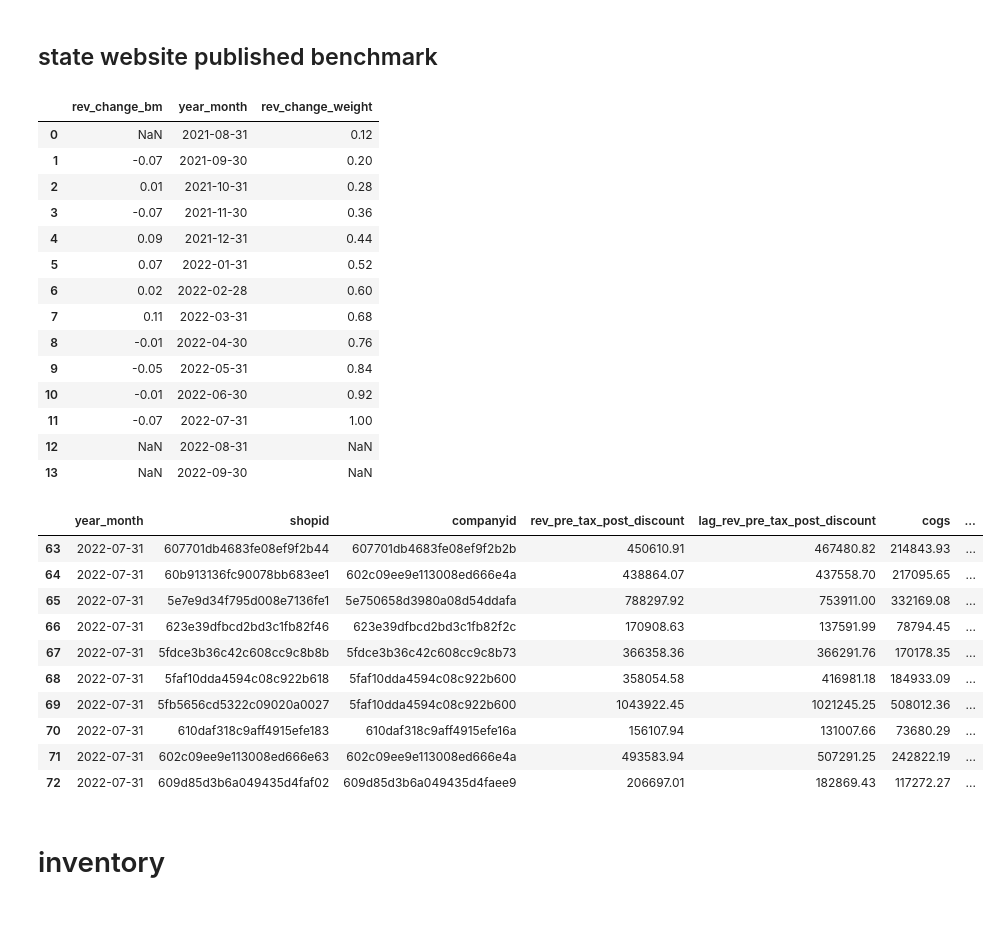
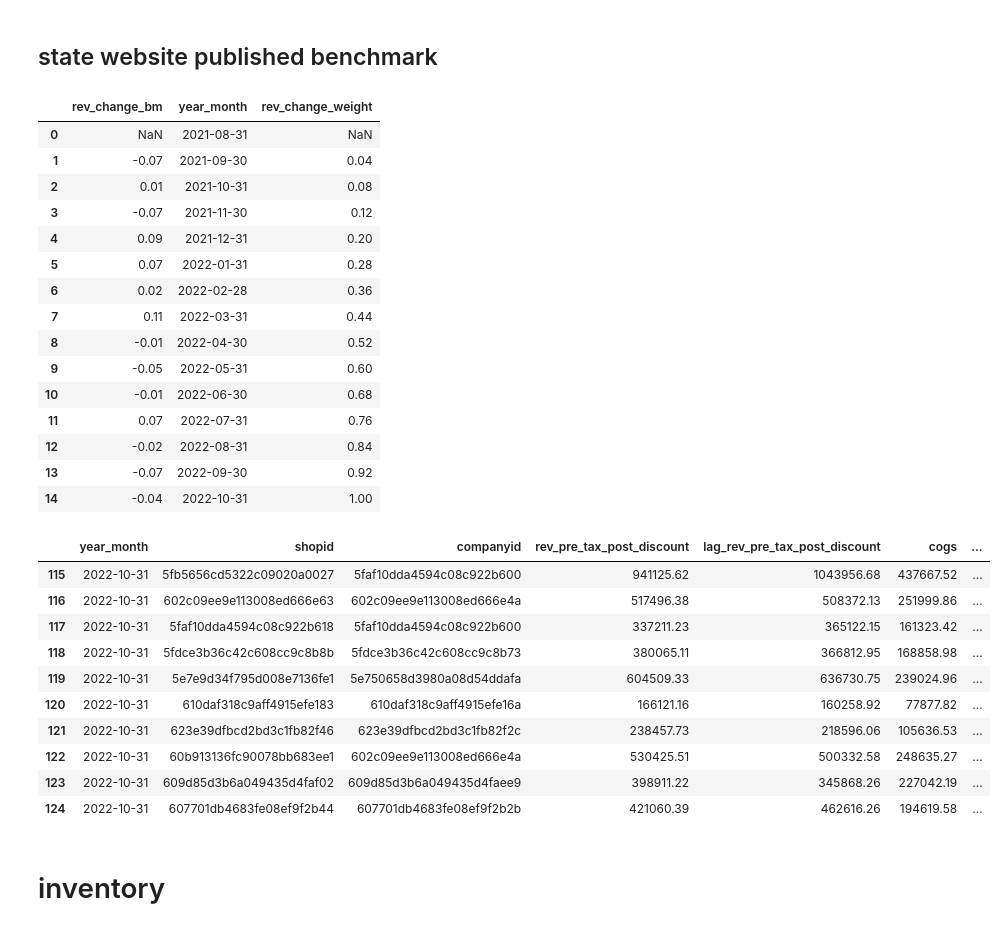
Before and after one commit to warrenshen/platform, a Jupyter notebook: services/api-server/notebooks/analysis/blaze_data_analysis_MA_master.ipynb, the cells around one changed output. Drawn from its saved outputs; the diff is of its cells as text; code cells hidden in the pictures.

```diff
--- a/services/api-server/notebooks/analysis/blaze_data_analysis_MA_master.ipynb
+++ b/services/api-server/notebooks/analysis/blaze_data_analysis_MA_master.ipynb
@@ -616,28 +625,29 @@ Name: year_month, dtype: datetime64[ns]
 # %%
 # use own bm
 
-rev_change_bm_with_weight = pd.DataFrame([numpy.nan,-0.07, 0.01, -0.07, 0.09,0.07,0.02,0.11,-0.01,-0.05,-0.01,-0.07,numpy.nan,numpy.nan])
+rev_change_bm_with_weight = pd.DataFrame([numpy.nan,-0.07, 0.01, -0.07, 0.09,0.07,0.02,0.11,-0.01,-0.05,-0.01,0.07,-0.02,-0.07,-0.04])
 rev_change_bm_with_weight['year_month'] = gm_distr_all['year_month'].values
-rev_change_bm_with_weight['weight'] = [0.12,0.2,0.28,0.36,0.44,0.52,0.6,0.68,0.76,0.84,0.92,1,numpy.nan,numpy.nan]
+rev_change_bm_with_weight['weight'] = [numpy.nan,0.04,0.08,0.12,0.2,0.28,0.36,0.44,0.52,0.6,0.68,0.76,0.84,0.92,1]
 rev_change_bm_with_weight.columns = ['rev_change_bm','year_month','rev_change_weight']
 rev_change_bm_with_weight = rev_change_bm_with_weight.reset_index(drop = True)
 rev_change_bm_with_weight
 # %% [output]
 |  | rev_change_bm | year_month | rev_change_weight |
-| 0 | NaN | 2021-08-31 | 0.12 |
-| 1 | -0.07 | 2021-09-30 | 0.20 |
-| 2 | 0.01 | 2021-10-31 | 0.28 |
-| 3 | -0.07 | 2021-11-30 | 0.36 |
-| 4 | 0.09 | 2021-12-31 | 0.44 |
-| 5 | 0.07 | 2022-01-31 | 0.52 |
-| 6 | 0.02 | 2022-02-28 | 0.60 |
-| 7 | 0.11 | 2022-03-31 | 0.68 |
-| 8 | -0.01 | 2022-04-30 | 0.76 |
-| 9 | -0.05 | 2022-05-31 | 0.84 |
-| 10 | -0.01 | 2022-06-30 | 0.92 |
-| 11 | -0.07 | 2022-07-31 | 1.00 |
-| 12 | NaN | 2022-08-31 | NaN |
-| 13 | NaN | 2022-09-30 | NaN |
+| 0 | NaN | 2021-08-31 | NaN |
+| 1 | -0.07 | 2021-09-30 | 0.04 |
+| 2 | 0.01 | 2021-10-31 | 0.08 |
+| 3 | -0.07 | 2021-11-30 | 0.12 |
+| 4 | 0.09 | 2021-12-31 | 0.20 |
+| 5 | 0.07 | 2022-01-31 | 0.28 |
+| 6 | 0.02 | 2022-02-28 | 0.36 |
+| 7 | 0.11 | 2022-03-31 | 0.44 |
+| 8 | -0.01 | 2022-04-30 | 0.52 |
+| 9 | -0.05 | 2022-05-31 | 0.60 |
+| 10 | -0.01 | 2022-06-30 | 0.68 |
+| 11 | 0.07 | 2022-07-31 | 0.76 |
+| 12 | -0.02 | 2022-08-31 | 0.84 |
+| 13 | -0.07 | 2022-09-30 | 0.92 |
+| 14 | -0.04 | 2022-10-31 | 1.00 |
 # %%
 
 blaze_gm_data_long_with_rev  = pd.merge(blaze_gm_data_long,rev_change_bm_with_weight,on=['year_month'], how='inner')
@@ -645,19 +655,19 @@ blaze_gm_data_long_with_rev['rev_change_var'] = blaze_gm_data_long_with_rev['rev
 blaze_gm_data_long_with_rev['rev_change_points'] = [gmv_change_variance_point_mapping(n) for n in blaze_gm_data_long_with_rev['rev_change_var']]
 blaze_gm_data_long_with_rev['rev_change_total'] = blaze_gm_data_long_with_rev['rev_change_points'] * blaze_gm_data_long_with_rev['rev_change_weight']
 # %%
-blaze_gm_data_long_with_rev[blaze_gm_data_long_with_rev['year_month']=='2022-07-31']
+blaze_gm_data_long_with_rev[blaze_gm_data_long_with_rev['year_month']=='2022-10-31']
 # %% [output]
 |  | year_month | shopid | companyid | rev_pre_tax_post_discount | lag_rev_pre_tax_post_discount | cogs | ... |
-| 63 | 2022-07-31 | 607701db4683fe08ef9f2b44 | 607701db4683fe08ef9f2b2b | 450610.91 | 467480.82 | 214843.93 | ... |
-| 64 | 2022-07-31 | 60b913136fc90078bb683ee1 | 602c09ee9e113008ed666e4a | 438864.07 | 437558.70 | 217095.65 | ... |
-| 65 | 2022-07-31 | 5e7e9d34f795d008e7136fe1 | 5e750658d3980a08d54ddafa | 788297.92 | 753911.00 | 332169.08 | ... |
-| 66 | 2022-07-31 | 623e39dfbcd2bd3c1fb82f46 | 623e39dfbcd2bd3c1fb82f2c | 170908.63 | 137591.99 | 78794.45 | ... |
-| 67 | 2022-07-31 | 5fdce3b36c42c608cc9c8b8b | 5fdce3b36c42c608cc9c8b73 | 366358.36 | 366291.76 | 170178.35 | ... |
-| 68 | 2022-07-31 | 5faf10dda4594c08c922b618 | 5faf10dda4594c08c922b600 | 358054.58 | 416981.18 | 184933.09 | ... |
-| 69 | 2022-07-31 | 5fb5656cd5322c09020a0027 | 5faf10dda4594c08c922b600 | 1043922.45 | 1021245.25 | 508012.36 | ... |
-| 70 | 2022-07-31 | 610daf318c9aff4915efe183 | 610daf318c9aff4915efe16a | 156107.94 | 131007.66 | 73680.29 | ... |
-| 71 | 2022-07-31 | 602c09ee9e113008ed666e63 | 602c09ee9e113008ed666e4a | 493583.94 | 507291.25 | 242822.19 | ... |
-| 72 | 2022-07-31 | 609d85d3b6a049435d4faf02 | 609d85d3b6a049435d4faee9 | 206697.01 | 182869.43 | 117272.27 | ... |
+| 115 | 2022-10-31 | 5fb5656cd5322c09020a0027 | 5faf10dda4594c08c922b600 | 941125.62 | 1043956.68 | 437667.52 | ... |
+| 116 | 2022-10-31 | 602c09ee9e113008ed666e63 | 602c09ee9e113008ed666e4a | 517496.38 | 508372.13 | 251999.86 | ... |
+| 117 | 2022-10-31 | 5faf10dda4594c08c922b618 | 5faf10dda4594c08c922b600 | 337211.23 | 365122.15 | 161323.42 | ... |
+| 118 | 2022-10-31 | 5fdce3b36c42c608cc9c8b8b | 5fdce3b36c42c608cc9c8b73 | 380065.11 | 366812.95 | 168858.98 | ... |
+| 119 | 2022-10-31 | 5e7e9d34f795d008e7136fe1 | 5e750658d3980a08d54ddafa | 604509.33 | 636730.75 | 239024.96 | ... |
+| 120 | 2022-10-31 | 610daf318c9aff4915efe183 | 610daf318c9aff4915efe16a | 166121.16 | 160258.92 | 77877.82 | ... |
+| 121 | 2022-10-31 | 623e39dfbcd2bd3c1fb82f46 | 623e39dfbcd2bd3c1fb82f2c | 238457.73 | 218596.06 | 105636.53 | ... |
+| 122 | 2022-10-31 | 60b913136fc90078bb683ee1 | 602c09ee9e113008ed666e4a | 530425.51 | 500332.58 | 248635.27 | ... |
+| 123 | 2022-10-31 | 609d85d3b6a049435d4faf02 | 609d85d3b6a049435d4faee9 | 398911.22 | 345868.26 | 227042.19 | ... |
+| 124 | 2022-10-31 | 607701db4683fe08ef9f2b44 | 607701db4683fe08ef9f2b2b | 421060.39 | 462616.26 | 194619.58 | ... |
 # %% [markdown]
 # inventory
 # %%
```
Also changed, not shown: parts of 58 cells of this notebook, 3 other files.
